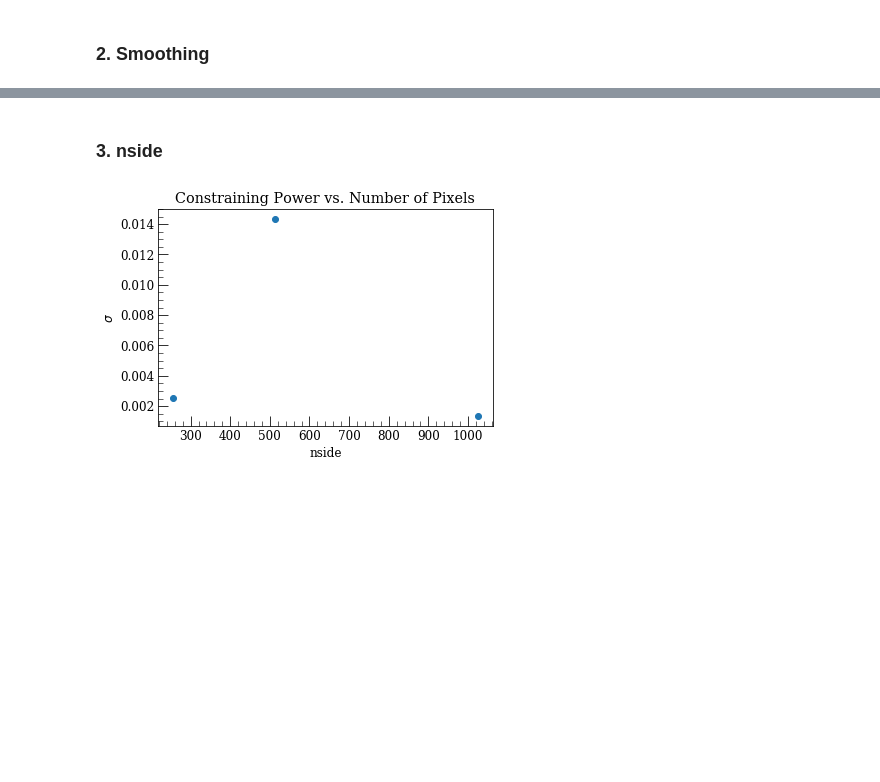
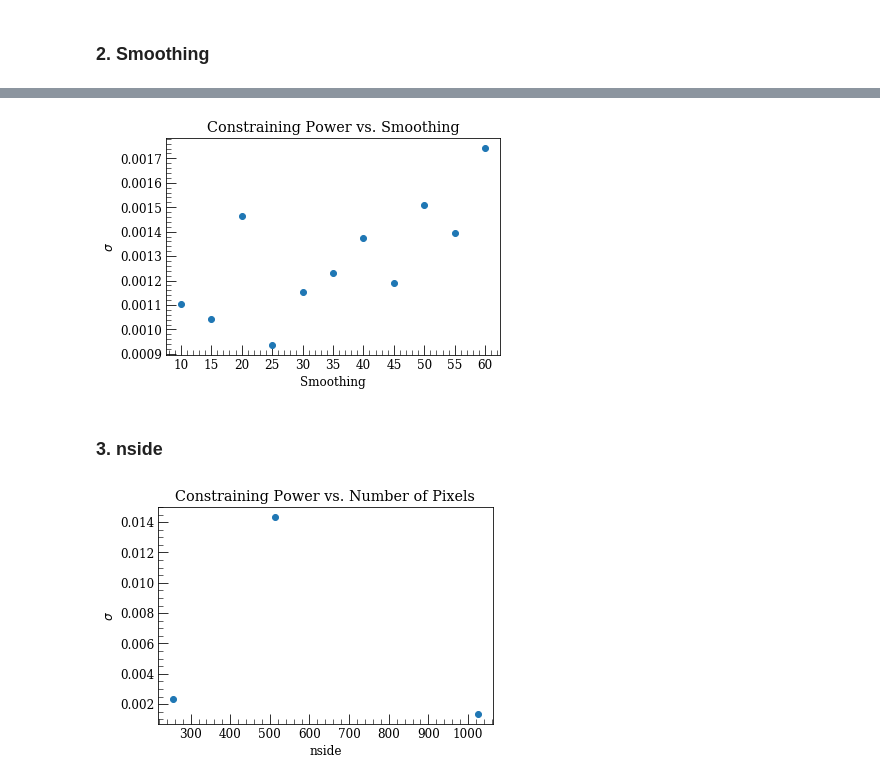
Before and after one commit to joezuntz/mink2, a Jupyter notebook: Test_Plots.ipynb, the cells around one changed output, grey strips where cells are left out. Drawn from its saved outputs; the diff is of its cells as text; code cells hidden in the pictures; blank space fills up the shorter version.

```diff
--- a/Test_Plots.ipynb
+++ b/Test_Plots.ipynb
@@ -78,3 +79,17 @@ plt.title('Constraining Power vs. Smoothing');
+# %%
+#for i in smoothing_array:
+for i,smoothing in enumerate(smoothing_array):
+    sub_path = os.path.join(cov_path, f't{thr_ct}_n{nside}_s{smoothing}')
+    output = np.loadtxt(os.path.join(sub_path, 'c.out'))
+    cp2[i] = output[3]
+
+plt.plot(smoothing_array,cp2,'o')
+plt.xlabel('Smoothing')
+plt.xticks(smoothing_array)
+plt.ylabel('$\sigma$')
+plt.title('Constraining Power vs. Smoothing');
+# %% [output]
+[figure, added]
 # %% [markdown]
 ### 3. nside
 # %%
```
Also changed, not shown: parts of 6 cells of this notebook.
